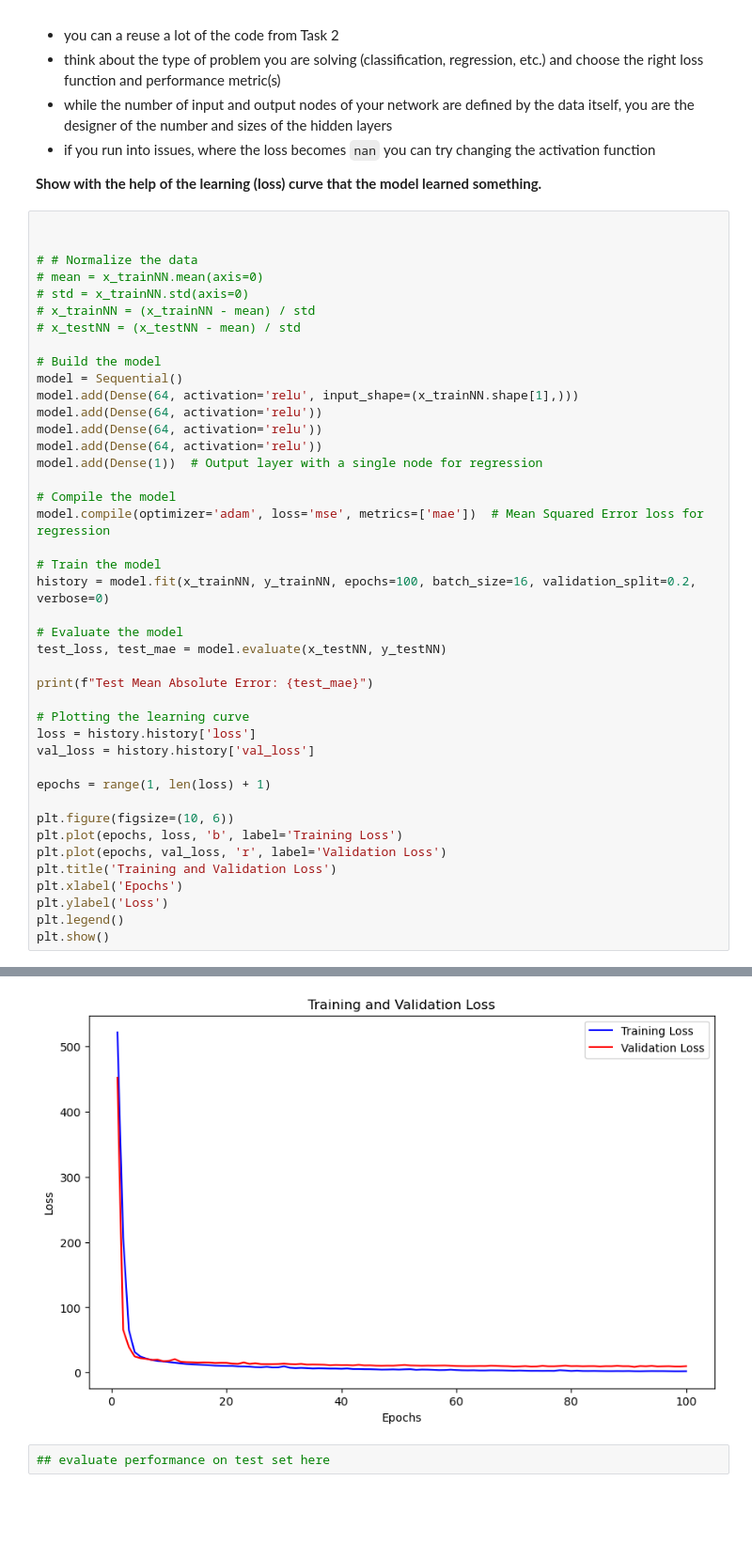
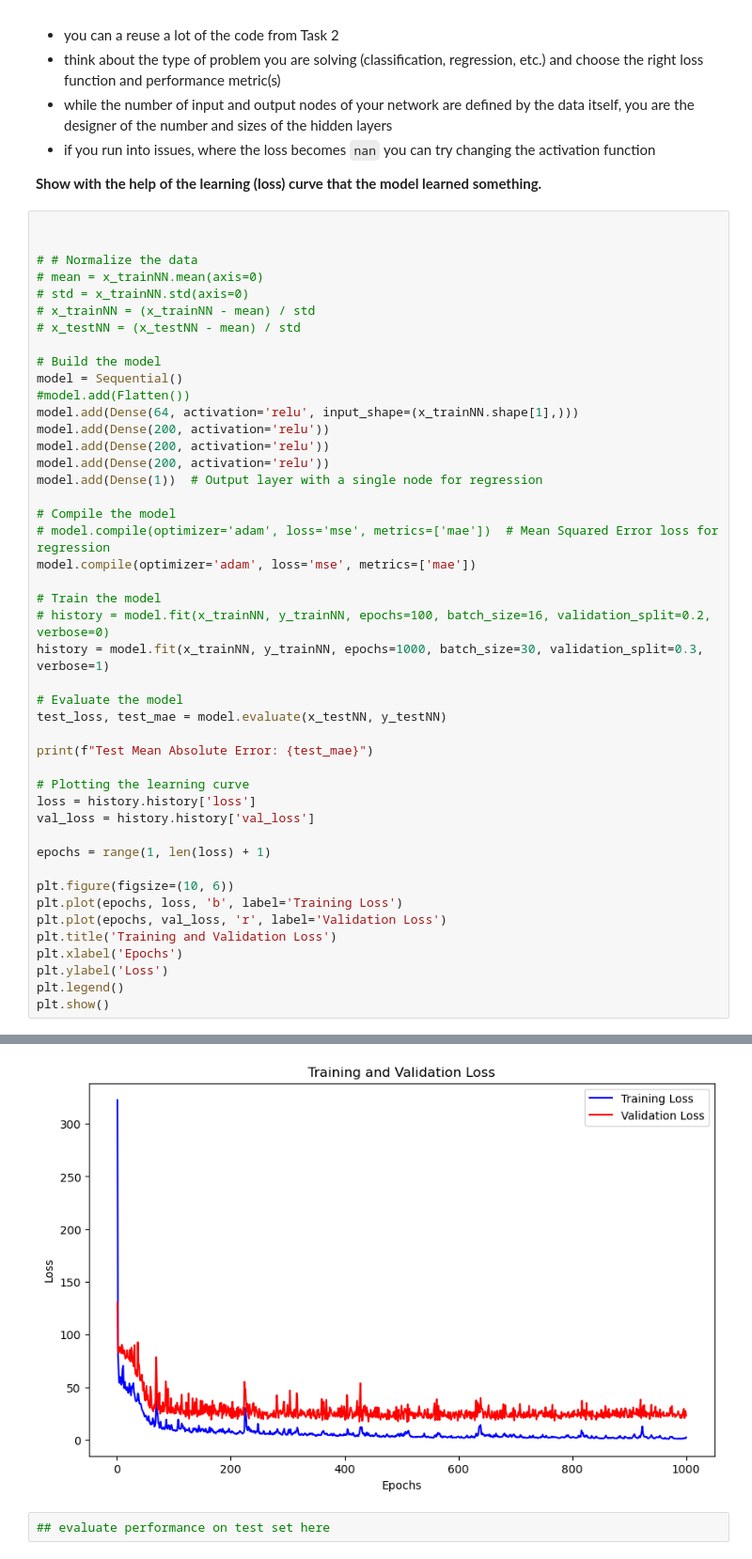
Before and after one commit to janneszuend/MLDM, a Jupyter notebook: Lab10/L10_Training_NNs_Assignment.ipynb, the cells around one changed output, grey strips where cells are left out. Shown at 94% size. Drawn from its saved outputs; the diff is of its cells as text; blank space fills up the shorter version.

```diff
--- a/Lab10/L10_Training_NNs_Assignment.ipynb
+++ b/Lab10/L10_Training_NNs_Assignment.ipynb
@@ -532,17 +532,20 @@ Some general advice:
 
 # Build the model
 model = Sequential()
+#model.add(Flatten())
 model.add(Dense(64, activation='relu', input_shape=(x_trainNN.shape[1],)))
-model.add(Dense(64, activation='relu'))
-model.add(Dense(64, activation='relu'))
-model.add(Dense(64, activation='relu'))
+model.add(Dense(200, activation='relu'))
+model.add(Dense(200, activation='relu'))
+model.add(Dense(200, activation='relu'))
 model.add(Dense(1))  # Output layer with a single node for regression
 
 # Compile the model
-model.compile(optimizer='adam', loss='mse', metrics=['mae'])  # Mean Squared Error loss for regression
+# model.compile(optimizer='adam', loss='mse', metrics=['mae'])  # Mean Squared Error loss for regression
+model.compile(optimizer='adam', loss='mse', metrics=['mae'])
 
 # Train the model
-history = model.fit(x_trainNN, y_trainNN, epochs=100, batch_size=16, validation_split=0.2, verbose=0)
+# history = model.fit(x_trainNN, y_trainNN, epochs=100, batch_size=16, validation_split=0.2, verbose=0)
+history = model.fit(x_trainNN, y_trainNN, epochs=1000, batch_size=30, validation_split=0.3, verbose=1)
 
 # Evaluate the model
 test_loss, test_mae = model.evaluate(x_testNN, y_testNN)
@@ -569,4 +587,4 @@ Test Mean Absolute Error: 2.450132131576538
-[figure, old version]
+[figure, new version]
 # %%
 ## evaluate performance on test set here
 # %% [markdown]
```
Also changed, not shown: parts of 10 cells of this notebook, 1 other file.
